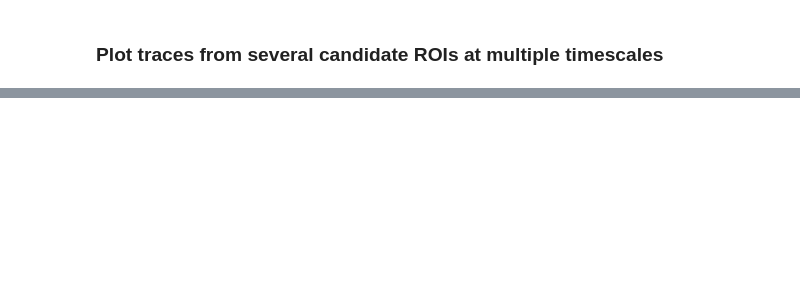
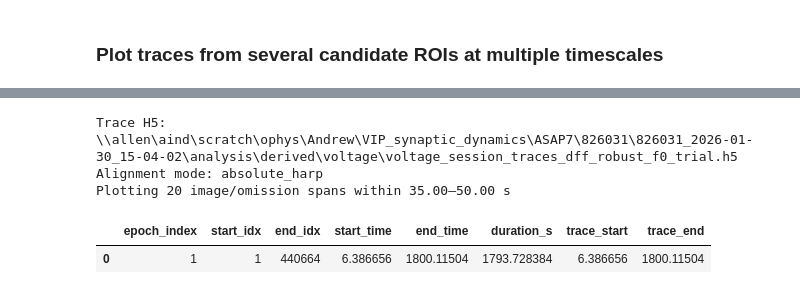
Before and after one commit to AMShelton/vip-slap2-analysis, a Jupyter notebook: notebooks/plotting/voltage/PlotVoltageTraces.ipynb, the cells around one changed output, grey strips where cells are left out. Saved outputs shown, nothing was run; the diff lists cells and outputs as text; code cells hidden in the pictures; blank space fills up the shorter version.

Commit message:
Updated plotting notebooks, added infrastructure code

```diff
--- a/notebooks/plotting/voltage/PlotVoltageTraces.ipynb
+++ b/notebooks/plotting/voltage/PlotVoltageTraces.ipynb
@@ -205,5 +208,5 @@ else:
     ax.set_title('\u0394F/F$_{0}$')
     fig.tight_layout()
     filen = 'dFF_example'
-    save_figure(fig,os.path.join(SAVE_PATH,filen),formats = ['.pdf','.png'],dpi=300)
+    save_figure(fig,os.path.join(SAVE_PATH,'signal_characterization',filen),formats = ['.pdf','.png'],dpi=300)
 # %% [output]
@@ -744,6 +776,3 @@ def plot_selected_dff_rois(
         )
 
     return fig, ax, traces
-# %%
-n_rois = vs.n_rois
-n_rois
@@ -758,7 +785,7 @@ session_trace_h5 = (
     / "voltage_session_traces_dff_robust_f0_trial.h5"
 )
 
-roi_idx = [[10,11,15,16],
+roi_idx = [[9,10,11,12],
            [2,5,6,10]] #specific ROI ids by DMD
 num_rois = 4
 
@@ -822,0 +856,7 @@ for label, window_sec in windows.items():
+# %%
+im_colors = [
+    '#c5cae9', '#ffcdd2', '#c8e6c9', '#ffe0b2',
+    '#e1bee7', '#d7ccc8',
+    '#9fd3f2',   # final image: distinct light blue
+    '#d9d9d9'    # omission: light gray
+]
@@ -822,0 +1129,65 @@ for label, window_sec in windows.items():
+# %%
+# --------------------------- USER CONTROLS ---------------------------
+
+# Any number of ROIs can be selected independently from the two DMDs.
+DMD_ROIS = {
+    1: [0, 1, 2, 3],
+    2: [1, 7, 10, 12],
+}
+
+# Window is expressed in the H5 trace timebase.
+# The plotted x-axis is relative, so this produces a 0–15 s display.
+SESSION_TRACE_H5 = session_trace_h5
+
+WINDOW_START_SEC = 35
+WINDOW_DURATION_SEC = 15.0
+WINDOW_SEC = (
+    WINDOW_START_SEC,
+    WINDOW_START_SEC + WINDOW_DURATION_SEC,
+)
+
+IMAGE_DURATION_SEC = 0.25
+OMISSION_DURATION_SEC = 0.25
+
+SHOW_IMAGE_LEGEND = True
+SAVE_FIGURE = False
+
+session_trace_h5 = (
+    Path(SESSION_TRACE_H5)
+    if SESSION_TRACE_H5 is not None
+    else (
+        Path(asset.derived_dir)
+        / "voltage"
+        / f"voltage_session_traces_{TRACE_VARIANT}.h5"
+    )
+)
+
+image_spans, image_legend, image_alignment = load_image_presentation_spans(
+    asset,
+    session_trace_h5,
+    im_colors=im_colors,
+    image_duration_sec=IMAGE_DURATION_SEC,
+    omission_duration_sec=OMISSION_DURATION_SEC,
+    preferred_dmd=next(iter(DMD_ROIS)),
+    qc_filename=f"voltage_extraction_qc_{TRACE_VARIANT}.json",
+)
+
+# Restrict to events that overlap the requested display window.
+window_spans = image_spans.loc[
+    (image_spans["trace_end_sec"] >= WINDOW_SEC[0])
+    & (image_spans["trace_start_sec"] <= WINDOW_SEC[1])
+].copy()
+
+print("Trace H5:", session_trace_h5)
+print("Alignment mode:", image_alignment["mode"])
+print(
+    f"Plotting {len(window_spans)} image/omission spans "
+    f"within {WINDOW_SEC[0]:.2f}–{WINDOW_SEC[1]:.2f} s"
+)
+display(image_alignment["epoch_map"])
+# %% [output]
+Trace H5: \\allen\aind\scratch\ophys\Andrew\VIP_synaptic_dynamics\ASAP7\826031\826031_2026-01-30_15-04-02\analysis\derived\voltage\voltage_session_traces_dff_robust_f0_trial.h5
+Alignment mode: absolute_harp
+Plotting 20 image/omission spans within 35.00–50.00 s
+|  | epoch_index | start_idx | end_idx | start_time | end_time | duration_s | trace_start | trace_end |
+| 0 | 1 | 1 | 440664 | 6.386656 | 1800.11504 | 1793.728384 | 6.386656 | 1800.11504 |
```
Also changed, not shown: parts of 15 cells of this notebook, 8 other files.
